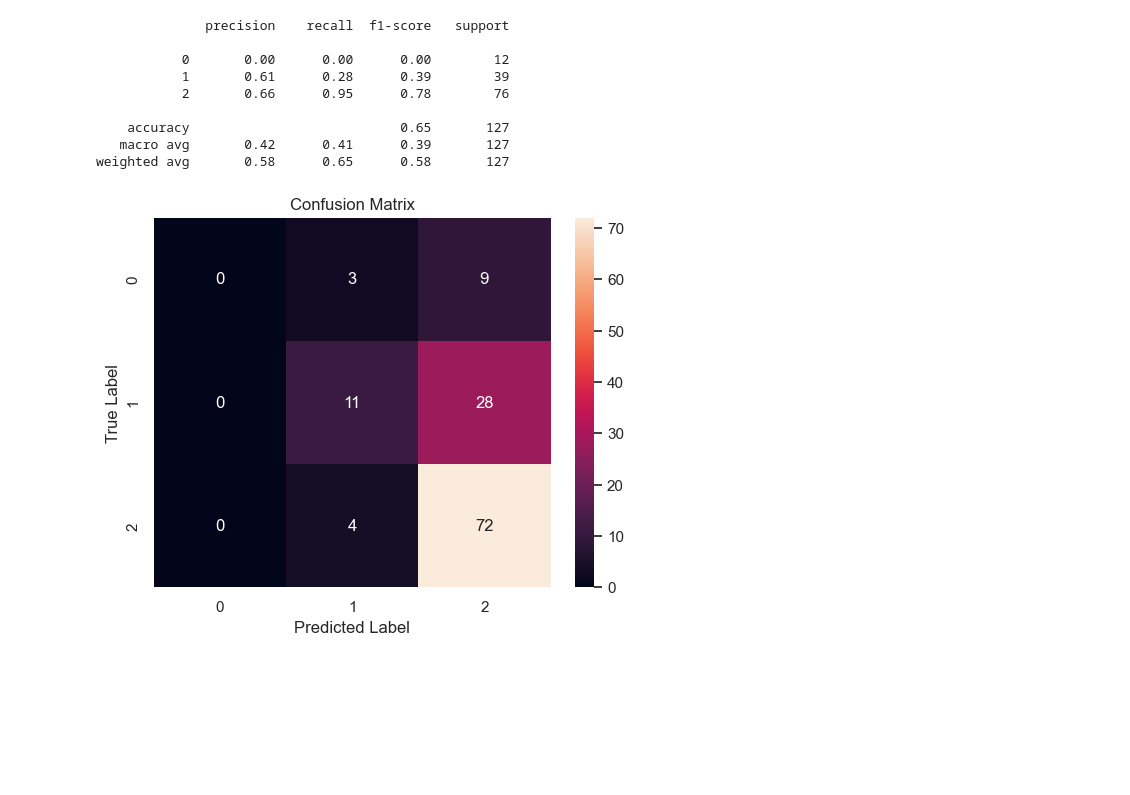
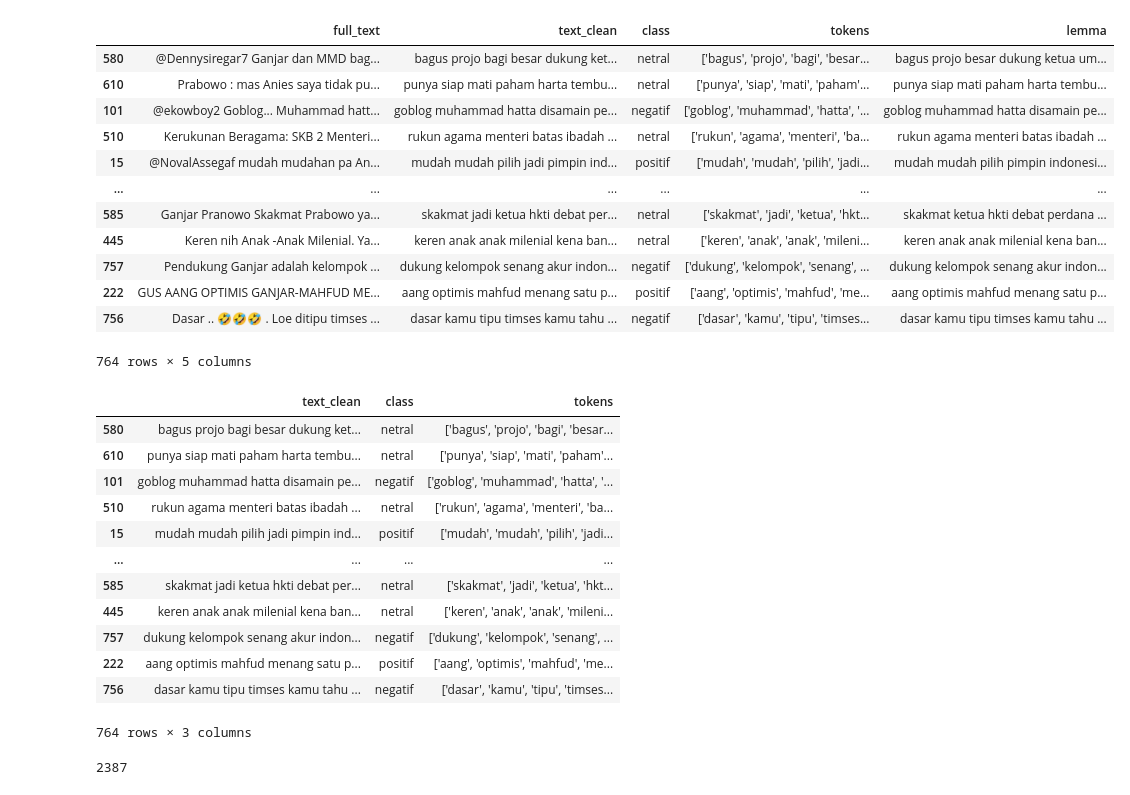
Before and after one commit to muh-hilmi/CC_Final_Project, a Jupyter notebook: model_ml.ipynb, the cells around one changed output. Drawn from its saved outputs; the diff is of its cells as text; code cells hidden in the pictures; blank space fills up the shorter version.

```diff
--- a/model_ml.ipynb
+++ b/model_ml.ipynb
@@ -81,26 +40,0 @@ X_train_vect.head()
-# %%
-classifier = LogisticRegression()
-classifier.fit(X_train_vect, y_train)
-log_reg_pred = classifier.predict(X_test_vect)
-# Classification report
-print(classification_report(y_test, log_reg_pred))
-
-# Confusion Matrix
-class_label = [0,1,2]
-df_cm = pd.DataFrame(confusion_matrix(y_test, log_reg_pred), index=class_label, columns=class_label)
-sns.heatmap(df_cm, annot=True, fmt='d')
-plt.title("Confusion Matrix")
-plt.xlabel("Predicted Label")
-plt.ylabel("True Label")
-plt.show()
-# %% [output]
-              precision    recall  f1-score   support
-
-           0       0.00      0.00      0.00        12
-           1       0.61      0.28      0.39        39
-           2       0.66      0.95      0.78        76
-
-    accuracy                           0.65       127
-   macro avg       0.42      0.41      0.39       127
-weighted avg       0.58      0.65      0.58       127
-[figure, removed]
@@ -112,0 +41,45 @@ with open(Pkl_Filename, 'wb') as file:
+# %%
+def rebrand(review):
+  if review['class'] == 0:
+    review['class']='netral'
+  elif review['class']== 1:
+    review['class']='negatif'
+  else:
+    review['class']='positif'
+  return review
+# %%
+data_rebrand = df.apply(rebrand, axis=1)
+df = data_rebrand.sample(frac = 1)
+#apply clean
+df
+# %% [output]
+|  | full_text | text_clean | class | tokens | lemma |
+| 580 | @Dennysiregar7 Ganjar dan MMD bag... | bagus projo bagi besar dukung ket... | netral | ['bagus', 'projo', 'bagi', 'besar... | bagus projo besar dukung ketua um... |
+| 610 | Prabowo : mas Anies saya tidak pu... | punya siap mati paham harta tembu... | netral | ['punya', 'siap', 'mati', 'paham'... | punya siap mati paham harta tembu... |
+| 101 | @ekowboy2 Goblog... Muhammad hatt... | goblog muhammad hatta disamain pe... | negatif | ['goblog', 'muhammad', 'hatta', '... | goblog muhammad hatta disamain pe... |
+| 510 | Kerukunan Beragama: SKB 2 Menteri... | rukun agama menteri batas ibadah ... | netral | ['rukun', 'agama', 'menteri', 'ba... | rukun agama menteri batas ibadah ... |
+| 15 | @NovalAssegaf mudah mudahan pa An... | mudah mudah pilih jadi pimpin ind... | positif | ['mudah', 'mudah', 'pilih', 'jadi... | mudah mudah pilih pimpin indonesi... |
+| ... | ... | ... | ... | ... | ... |
+| 585 | Ganjar Pranowo Skakmat Prabowo ya... | skakmat jadi ketua hkti debat per... | netral | ['skakmat', 'jadi', 'ketua', 'hkt... | skakmat ketua hkti debat perdana ... |
+| 445 | Keren nih Anak -Anak Milenial. Ya... | keren anak anak milenial kena ban... | netral | ['keren', 'anak', 'anak', 'mileni... | keren anak anak milenial kena ban... |
+| 757 | Pendukung Ganjar adalah kelompok ... | dukung kelompok senang akur indon... | negatif | ['dukung', 'kelompok', 'senang', ... | dukung kelompok senang akur indon... |
+| 222 | GUS AANG OPTIMIS GANJAR-MAHFUD ME... | aang optimis mahfud menang satu p... | positif | ['aang', 'optimis', 'mahfud', 'me... | aang optimis mahfud menang satu p... |
+| 756 | Dasar .. 🤣🤣🤣 . Loe ditipu timses ... | dasar kamu tipu timses kamu tahu ... | negatif | ['dasar', 'kamu', 'tipu', 'timses... | dasar kamu tipu timses kamu tahu ... |
+764 rows × 5 columns
+# %%
+dataProcesed = df[['text_clean','class', 'tokens']] #mengambil kolom
+dataProcesed
+# %% [output]
+|  | text_clean | class | tokens |
+| 580 | bagus projo bagi besar dukung ket... | netral | ['bagus', 'projo', 'bagi', 'besar... |
+| 610 | punya siap mati paham harta tembu... | netral | ['punya', 'siap', 'mati', 'paham'... |
+| 101 | goblog muhammad hatta disamain pe... | negatif | ['goblog', 'muhammad', 'hatta', '... |
+| 510 | rukun agama menteri batas ibadah ... | netral | ['rukun', 'agama', 'menteri', 'ba... |
+| 15 | mudah mudah pilih jadi pimpin ind... | positif | ['mudah', 'mudah', 'pilih', 'jadi... |
+| ... | ... | ... | ... |
+| 585 | skakmat jadi ketua hkti debat per... | netral | ['skakmat', 'jadi', 'ketua', 'hkt... |
+| 445 | keren anak anak milenial kena ban... | netral | ['keren', 'anak', 'anak', 'mileni... |
+| 757 | dukung kelompok senang akur indon... | negatif | ['dukung', 'kelompok', 'senang', ... |
+| 222 | aang optimis mahfud menang satu p... | positif | ['aang', 'optimis', 'mahfud', 'me... |
+| 756 | dasar kamu tipu timses kamu tahu ... | negatif | ['dasar', 'kamu', 'tipu', 'timses... |
+764 rows × 3 columns
@@ -112,0 +89,7 @@ with open(Pkl_Filename, 'wb') as file:
+# %%
+dataProcesed.sample(40)
+bow_transformer = CountVectorizer().fit(dataProcesed['tokens'])
+#vocab
+print(len(bow_transformer.vocabulary_))
+# %% [output]
+2387
```
Also changed, not shown: parts of 18 cells of this notebook, 2 other files.
